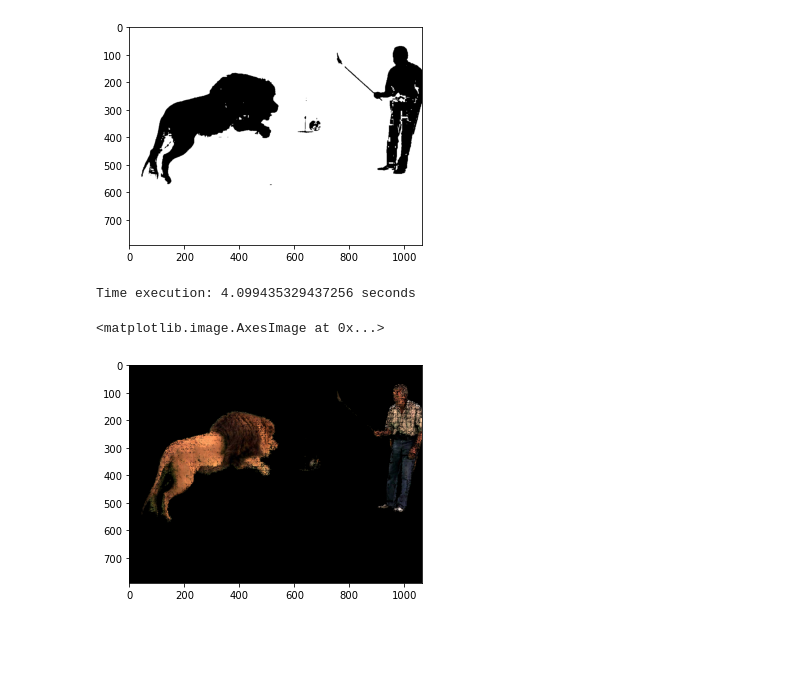
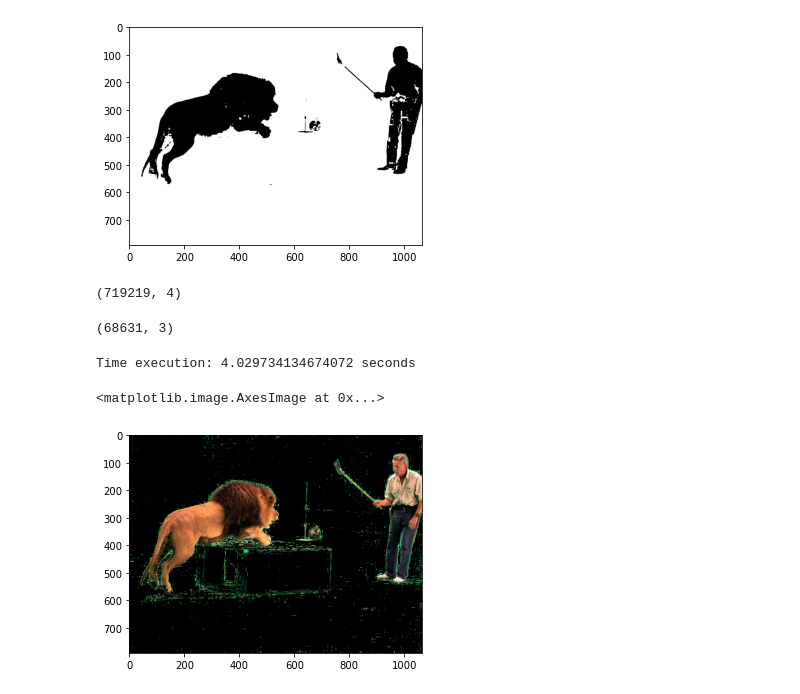
Before and after one commit to badungphan99/Digital-Image-Processing, a Jupyter notebook: Lab01/Lab01.ipynb, the cells around one changed output. Cells and saved outputs as stored; diff of their text form; code cells hidden in the pictures; blank space fills up the shorter version.

```diff
--- a/Lab01/Lab01.ipynb
+++ b/Lab01/Lab01.ipynb
@@ -35,25 +35,30 @@ def unique_rows(a):
 # %%
 data = np.loadtxt('data.txt')
 # %%
-data_0 = np.array([d for d in data if d[3] == 0],dtype = np.uint8)
+data_1 = np.array([d for d in data if d[3] == 1],dtype = np.uint8)
+# %% [output]
+(719219, 4)
 # %%
 imgC = cv2.cvtColor(imgRGB, cv2.COLOR_BGR2RGB)
 data_0 = data_0[:,:3]
 
-data_res = unique_rows(data_0)
+data_res = unique_rows(data_1)
+# %% [output]
+(68631, 3)
 # %%
 index = np.ones((256,256,256), dtype=np.uint8)
 for d in data_res:
     index[d[0]][d[1]][d[2]] = 0
+
 import time
 start_time = time.time()
 for x in range(imgC.shape[0]):
     for y in range(imgC.shape[1]):
-        if index[imgC[x][y][0]][imgC[x][y][1]][imgC[x][y][2]]:
+        if not index[imgC[x][y][0]][imgC[x][y][1]][imgC[x][y][2]]:
             imgC[x][y] = np.zeros(3, dtype = np.uint8)
 print("Time execution: %s seconds" % (time.time() - start_time))
 plt.imshow(imgC)
 # %% [output]
-Time execution: 4.099435329437256 seconds
+Time execution: 4.029734134674072 seconds
 <matplotlib.image.AxesImage at 0x...>
-[figure, old version]
+[figure, new version]
```
